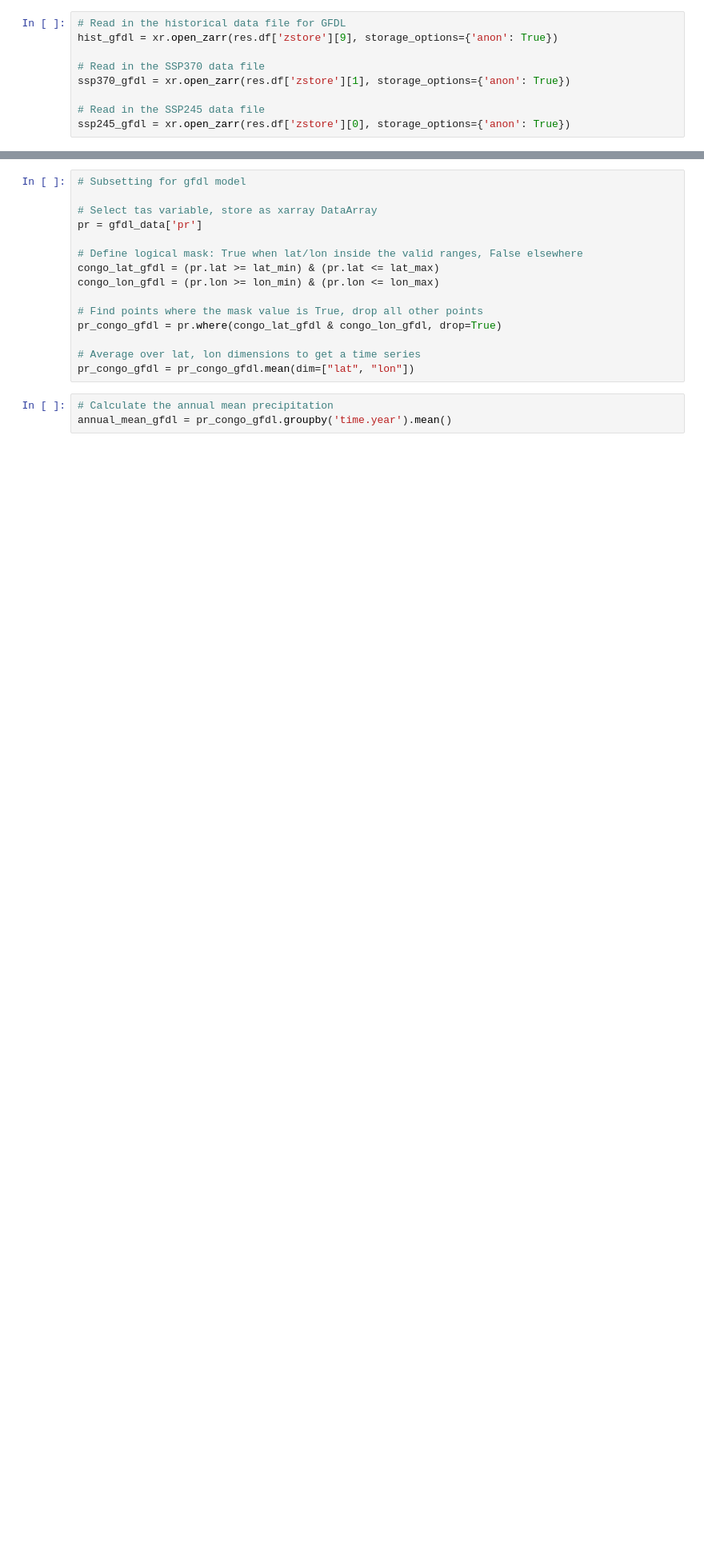
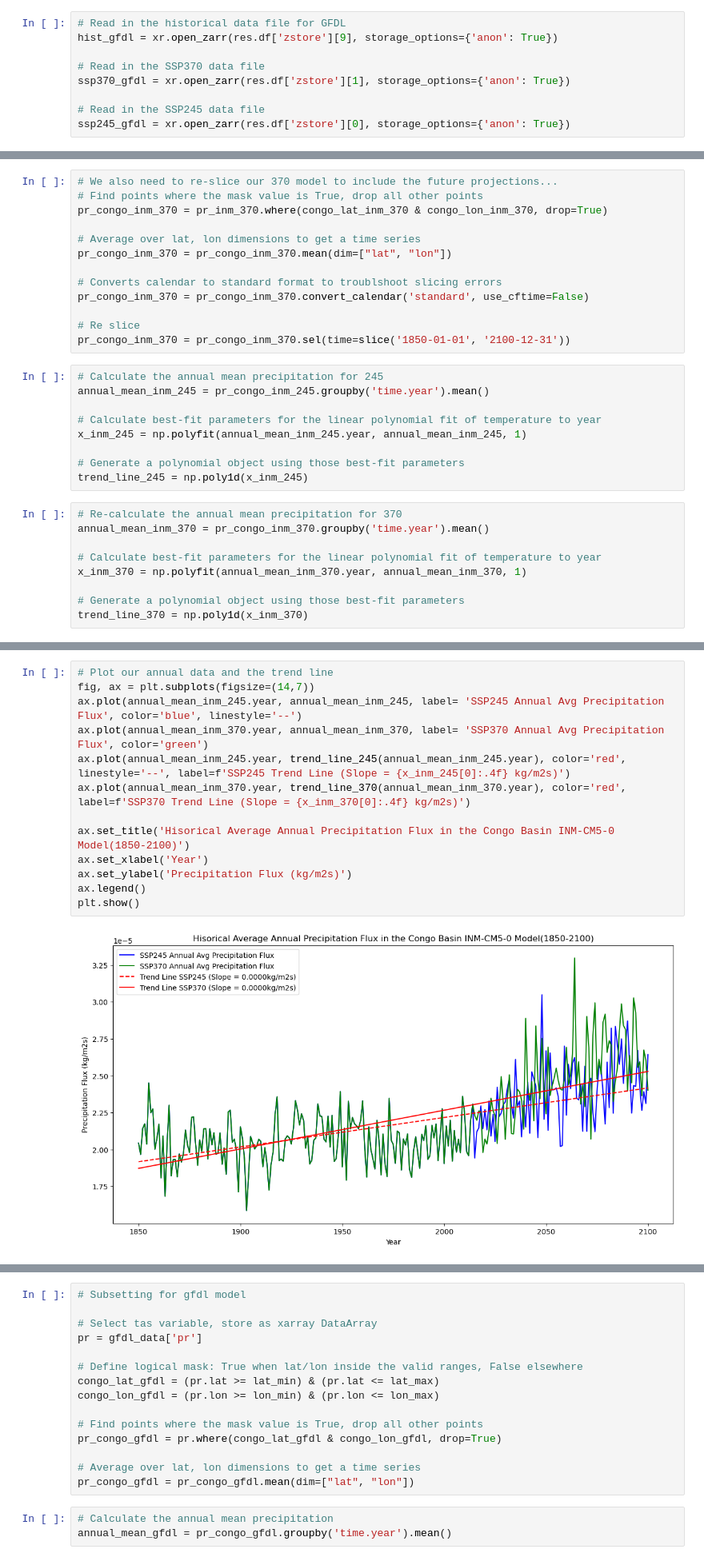
Before and after one commit to haylee360/eds296-hw1, a Jupyter notebook: eds296-hw1-hoyler.ipynb, the cells around one changed output, grey strips where cells are left out. Shown at 80% size. Drawn from its saved outputs; the diff is of its cells as text; blank space fills up the shorter version.

```diff
--- a/eds296-hw1-hoyler.ipynb
+++ b/eds296-hw1-hoyler.ipynb
@@ -319,0 +238,31 @@ plt.show()
+# %%
+# We also need to re-slice our 370 model to include the future projections...
+# Find points where the mask value is True, drop all other points
+pr_congo_inm_370 = pr_inm_370.where(congo_lat_inm_370 & congo_lon_inm_370, drop=True)
+
+# Average over lat, lon dimensions to get a time series
+pr_congo_inm_370 = pr_congo_inm_370.mean(dim=["lat", "lon"])
+
+# Converts calendar to standard format to troublshoot slicing errors
+pr_congo_inm_370 = pr_congo_inm_370.convert_calendar('standard', use_cftime=False)
+
+# Re slice
+pr_congo_inm_370 = pr_congo_inm_370.sel(time=slice('1850-01-01', '2100-12-31'))
+# %%
+# Calculate the annual mean precipitation for 245
+annual_mean_inm_245 = pr_congo_inm_245.groupby('time.year').mean()
+
+# Calculate best-fit parameters for the linear polynomial fit of temperature to year
+x_inm_245 = np.polyfit(annual_mean_inm_245.year, annual_mean_inm_245, 1)
+
+# Generate a polynomial object using those best-fit parameters
+trend_line_245 = np.poly1d(x_inm_245)
+# %%
+# Re-calculate the annual mean precipitation for 370
+annual_mean_inm_370 = pr_congo_inm_370.groupby('time.year').mean()
+
+# Calculate best-fit parameters for the linear polynomial fit of temperature to year
+x_inm_370 = np.polyfit(annual_mean_inm_370.year, annual_mean_inm_370, 1)
+
+# Generate a polynomial object using those best-fit parameters
+trend_line_370 = np.poly1d(x_inm_370)
@@ -319,0 +271,15 @@ plt.show()
+# %%
+# Plot our annual data and the trend line
+fig, ax = plt.subplots(figsize=(14,7))
+ax.plot(annual_mean_inm_245.year, annual_mean_inm_245, label= 'SSP245 Annual Avg Precipitation Flux', color='blue', linestyle='--')
+ax.plot(annual_mean_inm_370.year, annual_mean_inm_370, label= 'SSP370 Annual Avg Precipitation Flux', color='green')
+ax.plot(annual_mean_inm_245.year, trend_line_245(annual_mean_inm_245.year), color='red', linestyle='--', label=f'SSP245 Trend Line (Slope = {x_inm_245[0]:.4f} kg/m2s)')
+ax.plot(annual_mean_inm_370.year, trend_line_370(annual_mean_inm_370.year), color='red', label=f'SSP370 Trend Line (Slope = {x_inm_370[0]:.4f} kg/m2s)')
+
+ax.set_title('Hisorical Average Annual Precipitation Flux in the Congo Basin INM-CM5-0 Model(1850-2100)')
+ax.set_xlabel('Year')
+ax.set_ylabel('Precipitation Flux (kg/m2s)')
+ax.legend()
+plt.show()
+# %% [output]
+[figure, added]
```
Also changed, not shown: parts of 21 cells of this notebook.
